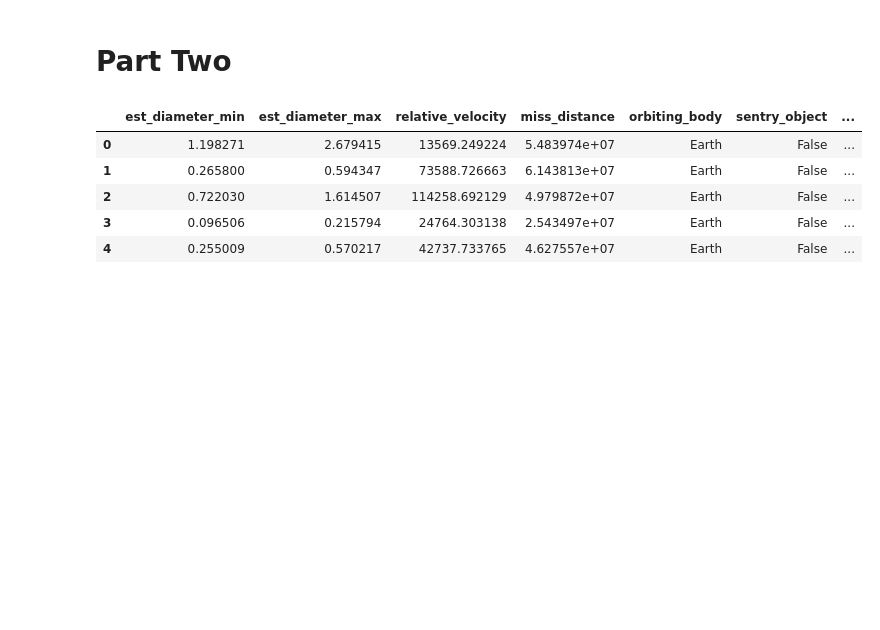
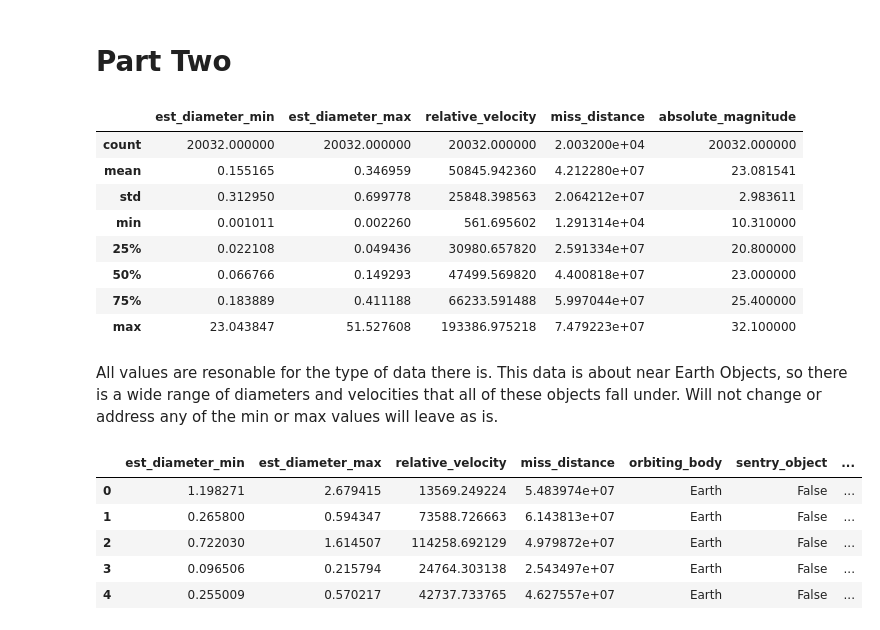
Before and after one commit to dvisionst/Project_Two, a Jupyter notebook: Project_2.ipynb, the cells around one changed output. Cells and saved outputs as stored; diff of their text form; code cells hidden in the pictures; blank space fills up the shorter version.

```diff
--- a/Project_2.ipynb
+++ b/Project_2.ipynb
@@ -66,6 +66,21 @@ memory usage: 5.7+ MB
 I chose this data set because I have always been interested in space.I'm extremely curious to know what data we have collected in terms of near earth objects. I think that as a society any sizable asteriod impact would be apocalyptic. This makes identifying as many hazardous objects near Earth a very important task. The next would be how to prevent the collision. For now i want to explore this data set for myself.
 # %% [markdown]
 # Part Two
+# %%
+# using describe in order to see if there are any outlier values.
+df.describe()
+# %% [output]
+|  | est_diameter_min | est_diameter_max | relative_velocity | miss_distance | absolute_magnitude |
+| count | 20032.000000 | 20032.000000 | 20032.000000 | 2.003200e+04 | 20032.000000 |
+| mean | 0.155165 | 0.346959 | 50845.942360 | 4.212280e+07 | 23.081541 |
+| std | 0.312950 | 0.699778 | 25848.398563 | 2.064212e+07 | 2.983611 |
+| min | 0.001011 | 0.002260 | 561.695602 | 1.291314e+04 | 10.310000 |
+| 25% | 0.022108 | 0.049436 | 30980.657820 | 2.591334e+07 | 20.800000 |
+| 50% | 0.066766 | 0.149293 | 47499.569820 | 4.400818e+07 | 23.000000 |
+| 75% | 0.183889 | 0.411188 | 66233.591488 | 5.997044e+07 | 25.400000 |
+| max | 23.043847 | 51.527608 | 193386.975218 | 7.479223e+07 | 32.100000 |
+# %% [markdown]
+All values are resonable for the type of data there is. This data is about near Earth Objects, so there is a wide range of diameters and velocities that all of these objects fall under. Will not change or address any of the min or max values will leave as is.
 # %%
 # I'm making the decision to drop the id and name columns from the df. These
 # columns are just used so scientist can label the different NEOs. They won't
```
Also changed, not shown: parts of 2 cells of this notebook.
